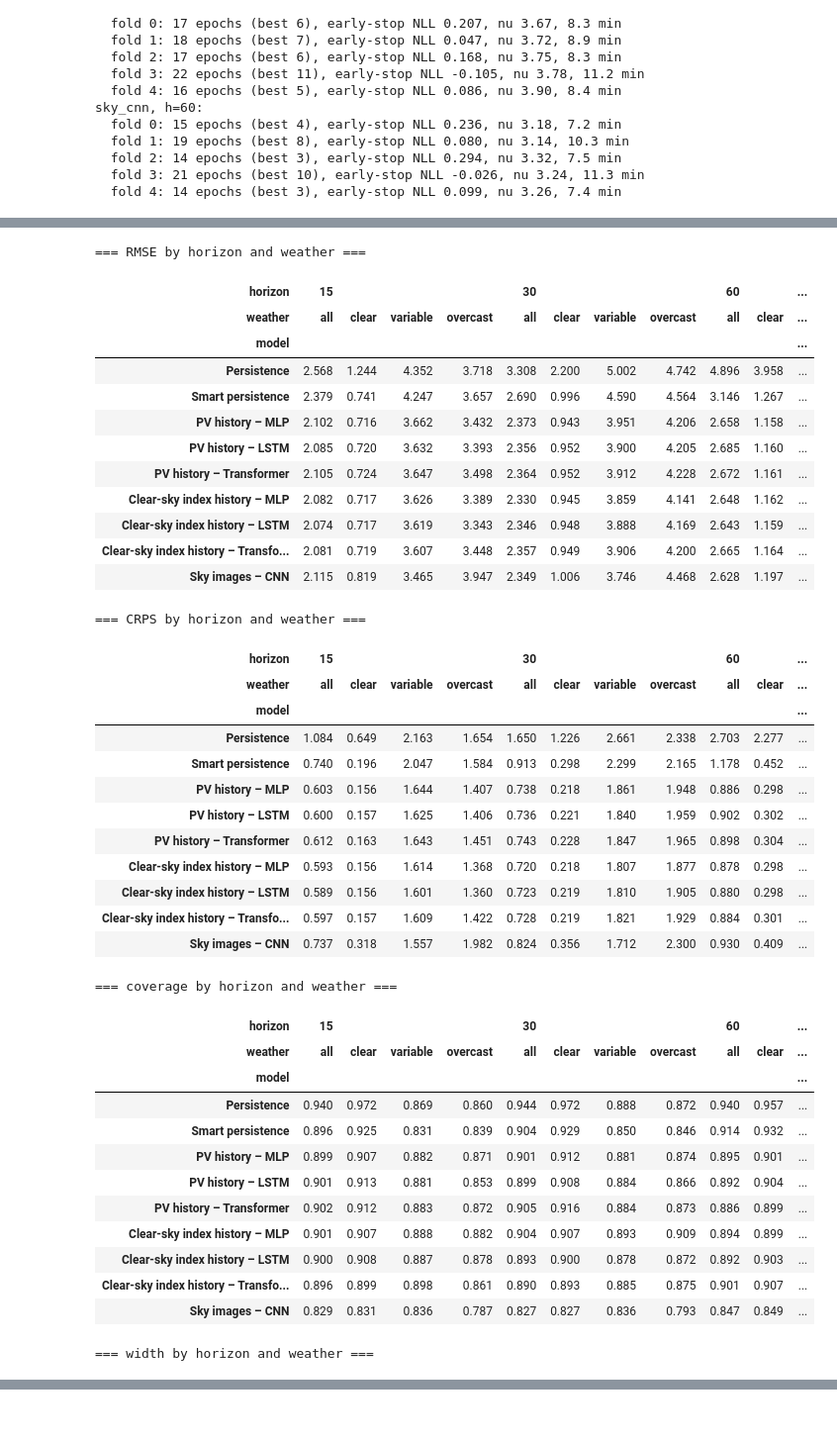
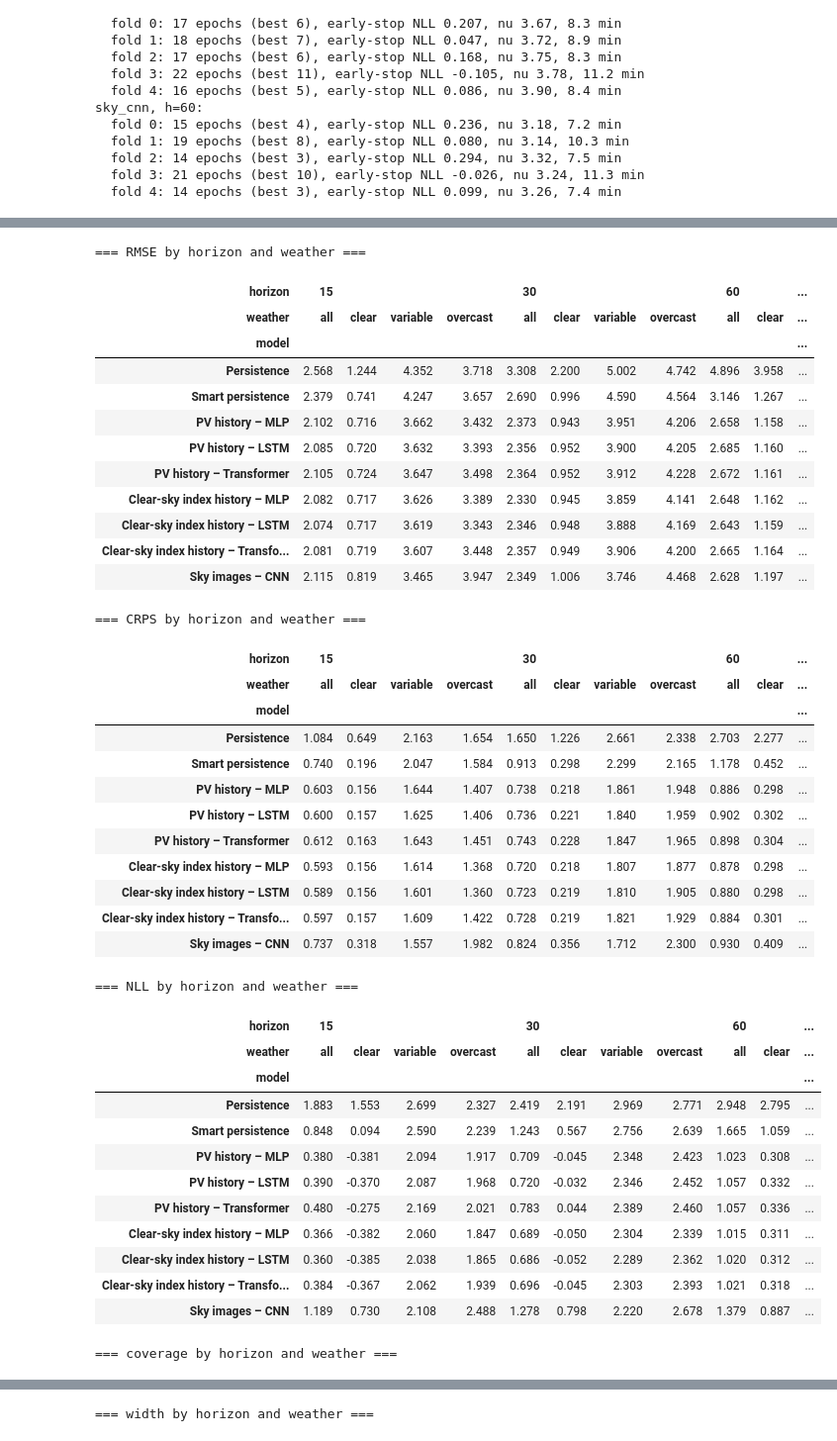
Before and after one commit to jjjzhu-5847/cosc6368-multimodal-pv, a Jupyter notebook: 02_baselines.ipynb, the cells around one changed output, grey strips where cells are left out. Shown at 99% size. Saved outputs shown, nothing was run; the diff lists cells and outputs as text; code cells hidden in the pictures.

```diff
--- a/02_baselines.ipynb
+++ b/02_baselines.ipynb
@@ -765,7 +765,7 @@ MODEL_LABELS = {
     "k_transformer": "Clear-sky index history – Transformer",
     "sky_cnn": "Sky images – CNN",
 }
-METRICS = ["RMSE", "MAE", "skill", "coverage", "width", "NLL", "CRPS", "Winkler"]
+METRICS = ["RMSE", "MAE", "skill", "CRPS", "NLL", "coverage", "width", "Winkler"]
 
 done = [m for m in MODEL_LABELS if all(prediction_file(m, h).exists() for h in HORIZONS)]
 print("models with results:", ", ".join(done))
@@ -783,15 +783,13 @@ results["skill"] = 1 - results["RMSE"] / reference.reindex(
     pd.MultiIndex.from_frame(results[["horizon", "fold", "weather"]])).to_numpy()
 results.to_csv(RESULTS_DIR / "fold_metrics.csv", index=False)
 
-def mean_std_table(h, weather="all", metrics=METRICS):
+def mean_table(h, weather="all", metrics=METRICS):
     r = results[(results["horizon"] == h) & (results["weather"] == weather)]
-    g = r.groupby("model", sort=False)[metrics]
-    table = g.mean().map("{:.3f}".format) + " ± " + g.std().map("{:.3f}".format)
-    return table.rename(index=MODEL_LABELS)
+    return r.groupby("model", sort=False)[metrics].mean().round(3).rename(index=MODEL_LABELS)
 
 for h in HORIZONS:
-    print(f"\n=== {h}-minute horizon, all weather (mean ± std over 5 folds) ===")
-    display(mean_std_table(h))
+    print(f"\n=== {h}-minute horizon, all weather (mean over 5 folds) ===")
+    display(mean_table(h))
 # %% [output]
 models with results: persistence, smart_persistence, pv_mlp, pv_lstm, pv_transformer, k_mlp, k_lstm, k_transformer, sky_cnn
 
@@ -834,51 +832,51 @@ models with results: persistence, smart_persistence, pv_mlp, pv_lstm, pv_transfo
 # %%
 # by weather bin (fold means)
 fold_means = results.groupby(["model", "horizon", "weather"], sort=False)[METRICS].mean()
-for metric in ["RMSE", "CRPS", "coverage", "width"]:
+for metric in ["RMSE", "CRPS", "NLL", "coverage", "width"]:
     table = fold_means[metric].unstack(["horizon", "weather"]).reindex(columns=["all"] + WEATHER_BINS, level=1)
     print(f"\n=== {metric} by horizon and weather ===")
     display(table.rename(index=MODEL_LABELS).round(3))
 # %% [output]
 === RMSE by horizon and weather ===
 | horizon | 15 |  |  |  | 30 |  |  |  | 60 |  | ... |
 | weather | all | clear | variable | overcast | all | clear | variable | overcast | all | clear | ... |
 | model |  |  |  |  |  |  |  |  |  |  | ... |
 | Persistence | 2.568 | 1.244 | 4.352 | 3.718 | 3.308 | 2.200 | 5.002 | 4.742 | 4.896 | 3.958 | ... |
 | Smart persistence | 2.379 | 0.741 | 4.247 | 3.657 | 2.690 | 0.996 | 4.590 | 4.564 | 3.146 | 1.267 | ... |
 | PV history – MLP | 2.102 | 0.716 | 3.662 | 3.432 | 2.373 | 0.943 | 3.951 | 4.206 | 2.658 | 1.158 | ... |
 | PV history – LSTM | 2.085 | 0.720 | 3.632 | 3.393 | 2.356 | 0.952 | 3.900 | 4.205 | 2.685 | 1.160 | ... |
 | PV history – Transformer | 2.105 | 0.724 | 3.647 | 3.498 | 2.364 | 0.952 | 3.912 | 4.228 | 2.672 | 1.161 | ... |
 | Clear-sky index history – MLP | 2.082 | 0.717 | 3.626 | 3.389 | 2.330 | 0.945 | 3.859 | 4.141 | 2.648 | 1.162 | ... |
 | Clear-sky index history – LSTM | 2.074 | 0.717 | 3.619 | 3.343 | 2.346 | 0.948 | 3.888 | 4.169 | 2.643 | 1.159 | ... |
 | Clear-sky index history – Transfo... | 2.081 | 0.719 | 3.607 | 3.448 | 2.357 | 0.949 | 3.906 | 4.200 | 2.665 | 1.164 | ... |
 | Sky images – CNN | 2.115 | 0.819 | 3.465 | 3.947 | 2.349 | 1.006 | 3.746 | 4.468 | 2.628 | 1.197 | ... |
 === CRPS by horizon and weather ===
 | horizon | 15 |  |  |  | 30 |  |  |  | 60 |  | ... |
 | weather | all | clear | variable | overcast | all | clear | variable | overcast | all | clear | ... |
 | model |  |  |  |  |  |  |  |  |  |  | ... |
 | Persistence | 1.084 | 0.649 | 2.163 | 1.654 | 1.650 | 1.226 | 2.661 | 2.338 | 2.703 | 2.277 | ... |
 | Smart persistence | 0.740 | 0.196 | 2.047 | 1.584 | 0.913 | 0.298 | 2.299 | 2.165 | 1.178 | 0.452 | ... |
 | PV history – MLP | 0.603 | 0.156 | 1.644 | 1.407 | 0.738 | 0.218 | 1.861 | 1.948 | 0.886 | 0.298 | ... |
 | PV history – LSTM | 0.600 | 0.157 | 1.625 | 1.406 | 0.736 | 0.221 | 1.840 | 1.959 | 0.902 | 0.302 | ... |
 | PV history – Transformer | 0.612 | 0.163 | 1.643 | 1.451 | 0.743 | 0.228 | 1.847 | 1.965 | 0.898 | 0.304 | ... |
 | Clear-sky index history – MLP | 0.593 | 0.156 | 1.614 | 1.368 | 0.720 | 0.218 | 1.807 | 1.877 | 0.878 | 0.298 | ... |
 | Clear-sky index history – LSTM | 0.589 | 0.156 | 1.601 | 1.360 | 0.723 | 0.219 | 1.810 | 1.905 | 0.880 | 0.298 | ... |
 | Clear-sky index history – Transfo... | 0.597 | 0.157 | 1.609 | 1.422 | 0.728 | 0.219 | 1.821 | 1.929 | 0.884 | 0.301 | ... |
 | Sky images – CNN | 0.737 | 0.318 | 1.557 | 1.982 | 0.824 | 0.356 | 1.712 | 2.300 | 0.930 | 0.409 | ... |
-=== coverage by horizon and weather ===
+=== NLL by horizon and weather ===
 | horizon | 15 |  |  |  | 30 |  |  |  | 60 |  | ... |
 | weather | all | clear | variable | overcast | all | clear | variable | overcast | all | clear | ... |
 | model |  |  |  |  |  |  |  |  |  |  | ... |
-| Persistence | 0.940 | 0.972 | 0.869 | 0.860 | 0.944 | 0.972 | 0.888 | 0.872 | 0.940 | 0.957 | ... |
-| Smart persistence | 0.896 | 0.925 | 0.831 | 0.839 | 0.904 | 0.929 | 0.850 | 0.846 | 0.914 | 0.932 | ... |
-| PV history – MLP | 0.899 | 0.907 | 0.882 | 0.871 | 0.901 | 0.912 | 0.881 | 0.874 | 0.895 | 0.901 | ... |
-| PV history – LSTM | 0.901 | 0.913 | 0.881 | 0.853 | 0.899 | 0.908 | 0.884 | 0.866 | 0.892 | 0.904 | ... |
-| PV history – Transformer | 0.902 | 0.912 | 0.883 | 0.872 | 0.905 | 0.916 | 0.884 | 0.873 | 0.886 | 0.899 | ... |
-| Clear-sky index history – MLP | 0.901 | 0.907 | 0.888 | 0.882 | 0.904 | 0.907 | 0.893 | 0.909 | 0.894 | 0.899 | ... |
-| Clear-sky index history – LSTM | 0.900 | 0.908 | 0.887 | 0.878 | 0.893 | 0.900 | 0.878 | 0.872 | 0.892 | 0.903 | ... |
-| Clear-sky index history – Transfo... | 0.896 | 0.899 | 0.898 | 0.861 | 0.890 | 0.893 | 0.885 | 0.875 | 0.901 | 0.907 | ... |
-| Sky images – CNN | 0.829 | 0.831 | 0.836 | 0.787 | 0.827 | 0.827 | 0.836 | 0.793 | 0.847 | 0.849 | ... |
+| Persistence | 1.883 | 1.553 | 2.699 | 2.327 | 2.419 | 2.191 | 2.969 | 2.771 | 2.948 | 2.795 | ... |
+| Smart persistence | 0.848 | 0.094 | 2.590 | 2.239 | 1.243 | 0.567 | 2.756 | 2.639 | 1.665 | 1.059 | ... |
+| PV history – MLP | 0.380 | -0.381 | 2.094 | 1.917 | 0.709 | -0.045 | 2.348 | 2.423 | 1.023 | 0.308 | ... |
+| PV history – LSTM | 0.390 | -0.370 | 2.087 | 1.968 | 0.720 | -0.032 | 2.346 | 2.452 | 1.057 | 0.332 | ... |
+| PV history – Transformer | 0.480 | -0.275 | 2.169 | 2.021 | 0.783 | 0.044 | 2.389 | 2.460 | 1.057 | 0.336 | ... |
+| Clear-sky index history – MLP | 0.366 | -0.382 | 2.060 | 1.847 | 0.689 | -0.050 | 2.304 | 2.339 | 1.015 | 0.311 | ... |
+| Clear-sky index history – LSTM | 0.360 | -0.385 | 2.038 | 1.865 | 0.686 | -0.052 | 2.289 | 2.362 | 1.020 | 0.312 | ... |
+| Clear-sky index history – Transfo... | 0.384 | -0.367 | 2.062 | 1.939 | 0.696 | -0.045 | 2.303 | 2.393 | 1.021 | 0.318 | ... |
+| Sky images – CNN | 1.189 | 0.730 | 2.108 | 2.488 | 1.278 | 0.798 | 2.220 | 2.678 | 1.379 | 0.887 | ... |
-=== width by horizon and weather ===
+=== coverage by horizon and weather ===
 | horizon | 15 |  |  |  | 30 |  |  |  | 60 |  | ... |
 | weather | all | clear | variable | overcast | all | clear | variable | overcast | all | clear | ... |
 | model |  |  |  |  |  |  |  |  |  |  | ... |
@@ -893,0 +892 @@ for metric in ["RMSE", "CRPS", "coverage", "width"]:
+=== width by horizon and weather ===
```
Also changed, not shown: parts of 4 cells of this notebook, 2 other files.
